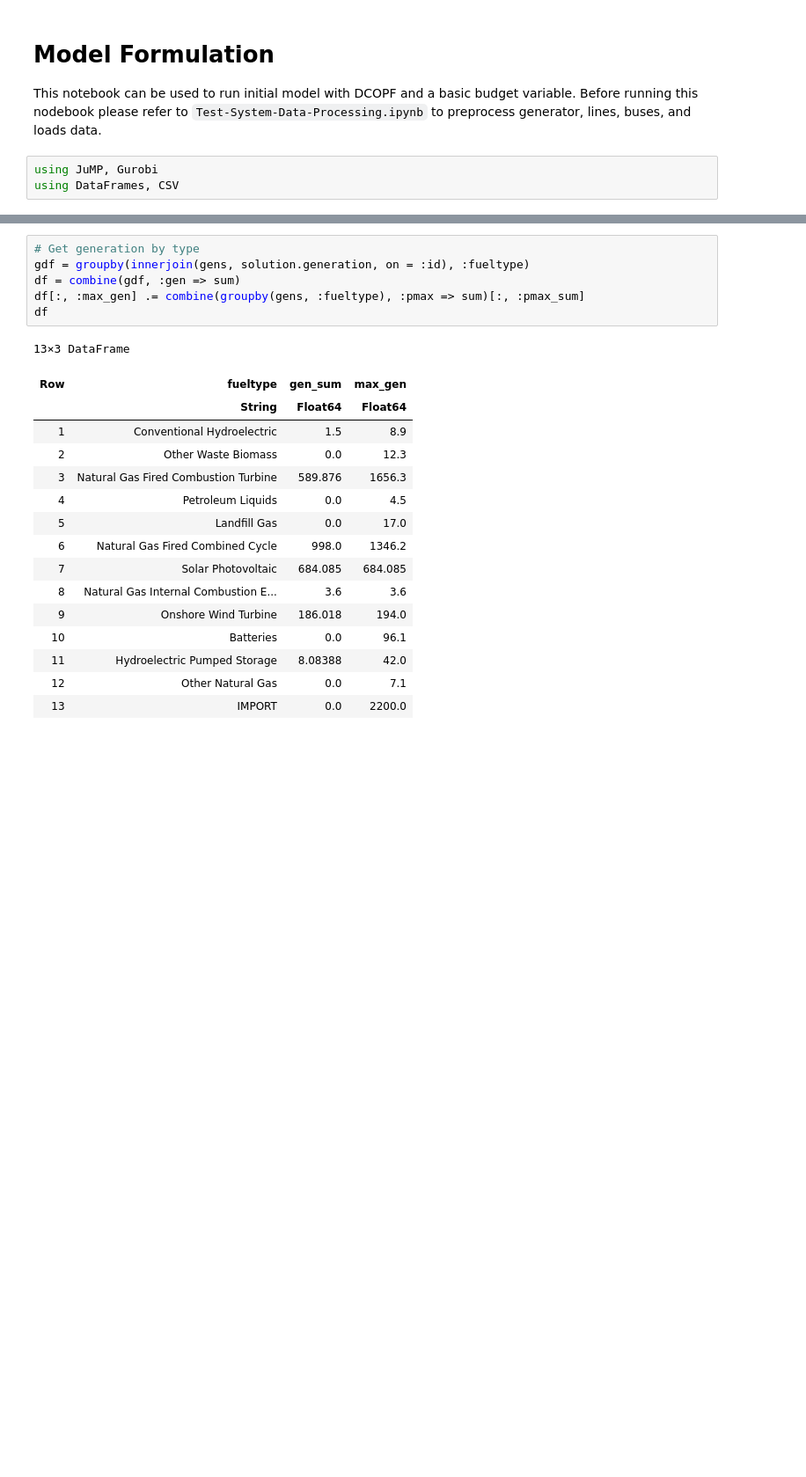
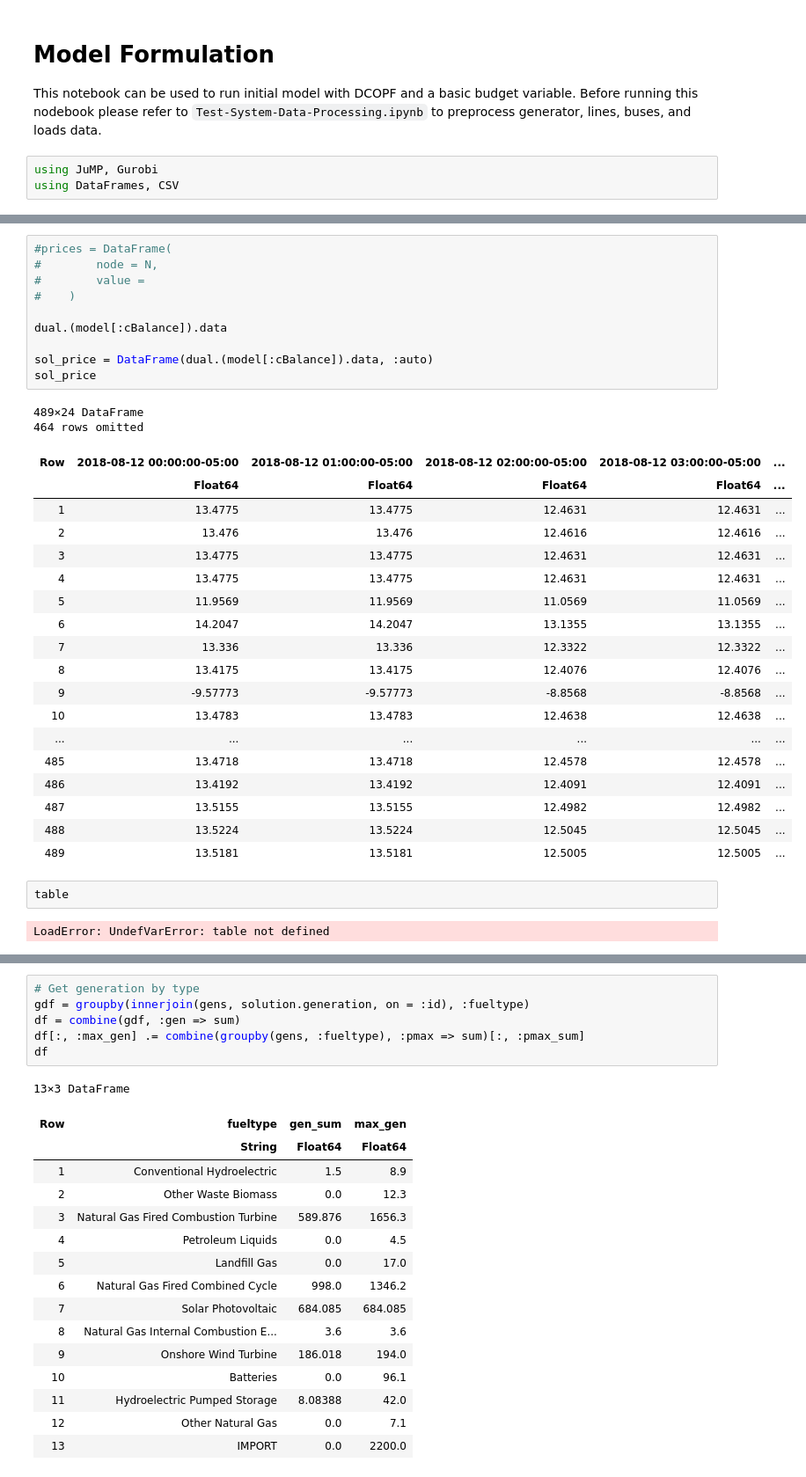
Before and after one commit to asedlak-ucsd/MAE243-Project, a Jupyter notebook: run_model.ipynb, the cells around one changed output, grey strips where cells are left out. Shown at 88% size. Saved outputs shown, nothing was run; the diff lists cells and outputs as text; blank space fills up the shorter version.

```diff
--- a/src/Initial-Model-Formulation.ipynb
+++ b/run_model.ipynb
@@ -155,0 +238,35 @@ User-callback calls 2082, time in user-callback 0.00 sec
+# %%
+#prices = DataFrame(
+#        node = N,
+#        value =
+#    )
+
+dual.(model[:cBalance]).data
+
+sol_price = DataFrame(dual.(model[:cBalance]).data, :auto)
+sol_price
+# %% [output]
+489×24 DataFrame
+464 rows omitted
+| Row | 2018-08-12 00:00:00-05:00 | 2018-08-12 01:00:00-05:00 | 2018-08-12 02:00:00-05:00 | 2018-08-12 03:00:00-05:00 | ... |
+|  | Float64 | Float64 | Float64 | Float64 | ... |
+| 1 | 13.4775 | 13.4775 | 12.4631 | 12.4631 | ... |
+| 2 | 13.476 | 13.476 | 12.4616 | 12.4616 | ... |
+| 3 | 13.4775 | 13.4775 | 12.4631 | 12.4631 | ... |
+| 4 | 13.4775 | 13.4775 | 12.4631 | 12.4631 | ... |
+| 5 | 11.9569 | 11.9569 | 11.0569 | 11.0569 | ... |
+| 6 | 14.2047 | 14.2047 | 13.1355 | 13.1355 | ... |
+| 7 | 13.336 | 13.336 | 12.3322 | 12.3322 | ... |
+| 8 | 13.4175 | 13.4175 | 12.4076 | 12.4076 | ... |
+| 9 | -9.57773 | -9.57773 | -8.8568 | -8.8568 | ... |
+| 10 | 13.4783 | 13.4783 | 12.4638 | 12.4638 | ... |
+| ... | ... | ... | ... | ... | ... |
+| 485 | 13.4718 | 13.4718 | 12.4578 | 12.4578 | ... |
+| 486 | 13.4192 | 13.4192 | 12.4091 | 12.4091 | ... |
+| 487 | 13.5155 | 13.5155 | 12.4982 | 12.4982 | ... |
+| 488 | 13.5224 | 13.5224 | 12.5045 | 12.5045 | ... |
+| 489 | 13.5181 | 13.5181 | 12.5005 | 12.5005 | ... |
+# %%
+table
+# %% [output]
+LoadError: UndefVarError: table not defined
```
Also changed, not shown: parts of 12 cells of this notebook, 14 other files.
